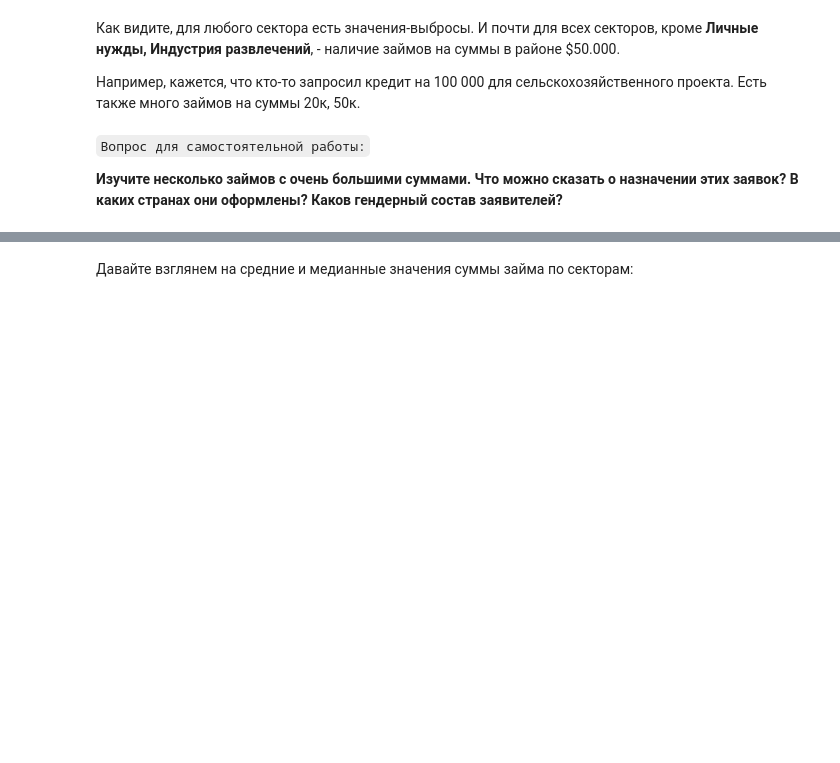
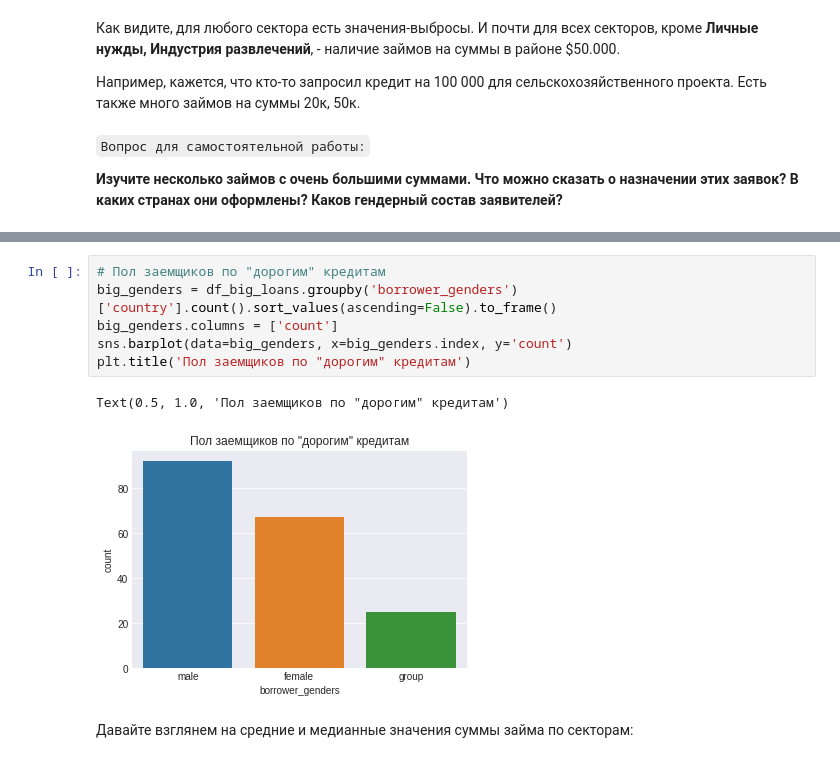
Before and after one commit to ddmitry80/ds_junior_analytics, a Jupyter notebook: Разведочный анализ данных EDA/Домашка/Мастер_класс_Разведочный_анализ_данных_&_Подготовка_отчетов_Конспект.ipynb, the cells around one changed output, grey strips where cells are left out. Cells and saved outputs as stored; diff of their text form; blank space fills up the shorter version.

```diff
--- a/Разведочный анализ данных EDA/Домашка/Мастер_класс_Разведочный_анализ_данных_&_Подготовка_отчетов_Конспект.ipynb
+++ b/Разведочный анализ данных EDA/Домашка/Мастер_класс_Разведочный_анализ_данных_&_Подготовка_отчетов_Конспект.ipynb
@@ -519,3 +621,12 @@ plt.show()
+# %%
+# Пол заемщиков по "дорогим" кредитам
+big_genders = df_big_loans.groupby('borrower_genders')['country'].count().sort_values(ascending=False).to_frame()
+big_genders.columns = ['count']
+sns.barplot(data=big_genders, x=big_genders.index, y='count')
+plt.title('Пол заемщиков по "дорогим" кредитам')
+# %% [output]
+Text(0.5, 1.0, 'Пол заемщиков по "дорогим" кредитам')
+[figure, added]
 # %% [markdown]
 Давайте взглянем на средние и медианные значения суммы займа по секторам:
 # %%
```
Also changed, not shown: parts of 33 cells of this notebook.
